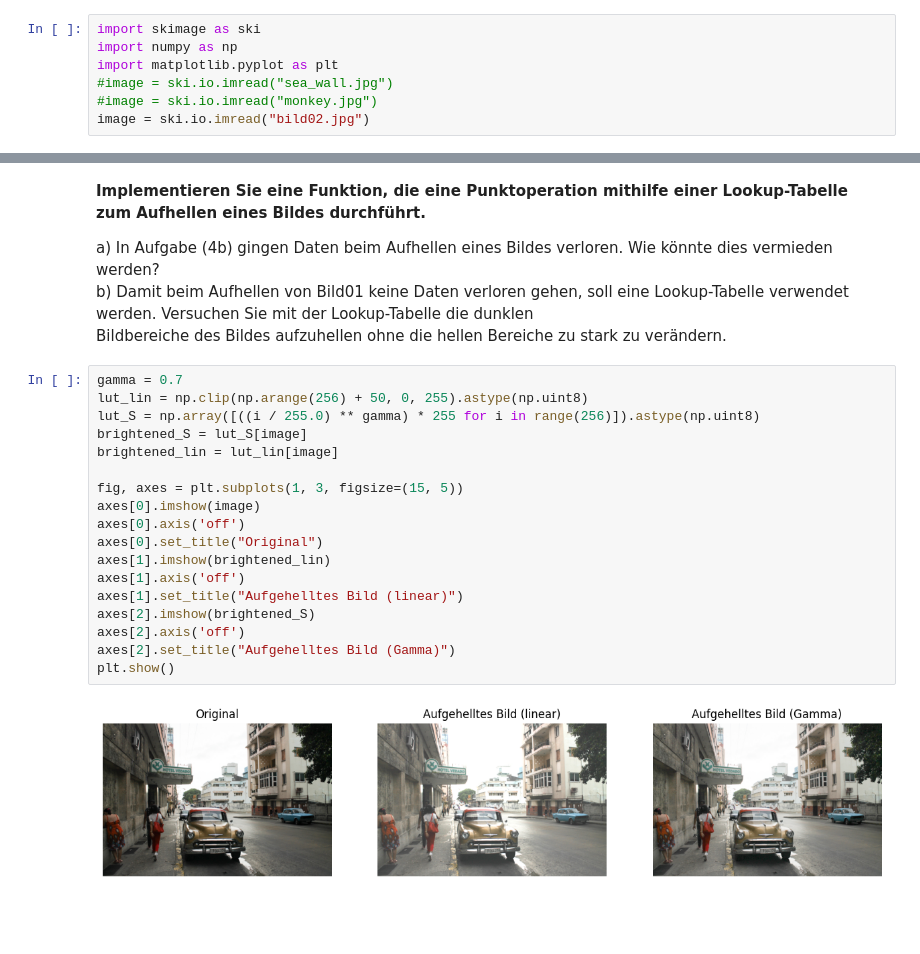
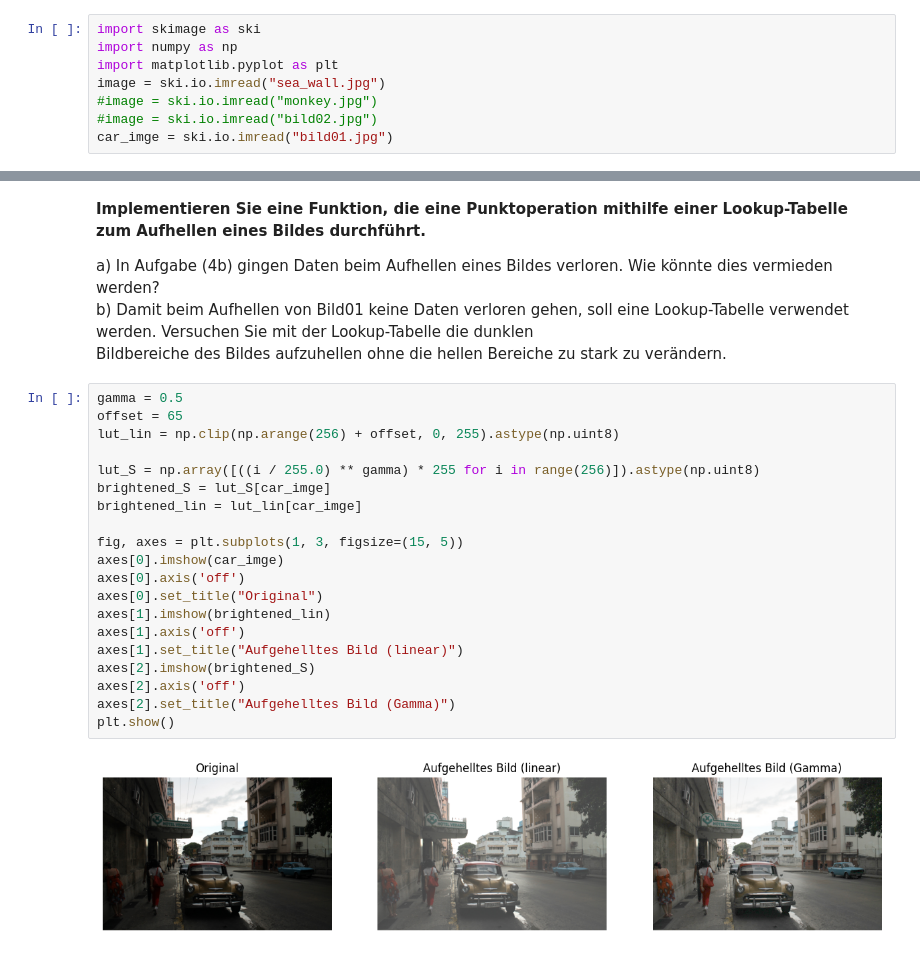
Before and after one commit to moglerdev/2dcv, a Jupyter notebook: 1.Aufgabe/aufgabe1.ipynb, the cells around one changed output, grey strips where cells are left out. Saved outputs shown, nothing was run; the diff lists cells and outputs as text; blank space fills up the shorter version.

```diff
--- a/1.Aufgabe/aufgabe1.ipynb
+++ b/1.Aufgabe/aufgabe1.ipynb
@@ -2,9 +2,10 @@
 import skimage as ski
 import numpy as np
 import matplotlib.pyplot as plt
-#image = ski.io.imread("sea_wall.jpg")
+image = ski.io.imread("sea_wall.jpg")
 #image = ski.io.imread("monkey.jpg")
-image = ski.io.imread("bild02.jpg")
+#image = ski.io.imread("bild02.jpg")
+car_imge = ski.io.imread("bild01.jpg")
 # %% [markdown]
 **Lesen Sie ein Bild mit Hilfe von scikit-image ein und lassen Sie sich das Bild anzeigen**
 # %%
@@ -96,22 +99,24 @@ a) In Aufgabe (4b) gingen Daten beim Aufhellen eines Bildes verloren. Wie könnt
 b) Damit beim Aufhellen von Bild01 keine Daten verloren gehen, soll eine Lookup-Tabelle verwendet werden. Versuchen Sie mit der Lookup-Tabelle die dunklen
 Bildbereiche des Bildes aufzuhellen ohne die hellen Bereiche zu stark zu verändern.
 # %%
-gamma = 0.7
-lut_lin = np.clip(np.arange(256) + 50, 0, 255).astype(np.uint8)
+gamma = 0.5
+offset = 65
+lut_lin = np.clip(np.arange(256) + offset, 0, 255).astype(np.uint8)
+
 lut_S = np.array([((i / 255.0) ** gamma) * 255 for i in range(256)]).astype(np.uint8)
-brightened_S = lut_S[image]
-brightened_lin = lut_lin[image]
+brightened_S = lut_S[car_imge]
+brightened_lin = lut_lin[car_imge]
 
 fig, axes = plt.subplots(1, 3, figsize=(15, 5))
-axes[0].imshow(image)
+axes[0].imshow(car_imge)
 axes[0].axis('off')
 axes[0].set_title("Original")
 axes[1].imshow(brightened_lin)
 axes[1].axis('off')
 axes[1].set_title("Aufgehelltes Bild (linear)")
 axes[2].imshow(brightened_S)
 axes[2].axis('off')
 axes[2].set_title("Aufgehelltes Bild (Gamma)")
 plt.show()
 # %% [output]
-[figure, old version]
+[figure, new version]
```
Also changed, not shown: parts of 6 cells of this notebook.
